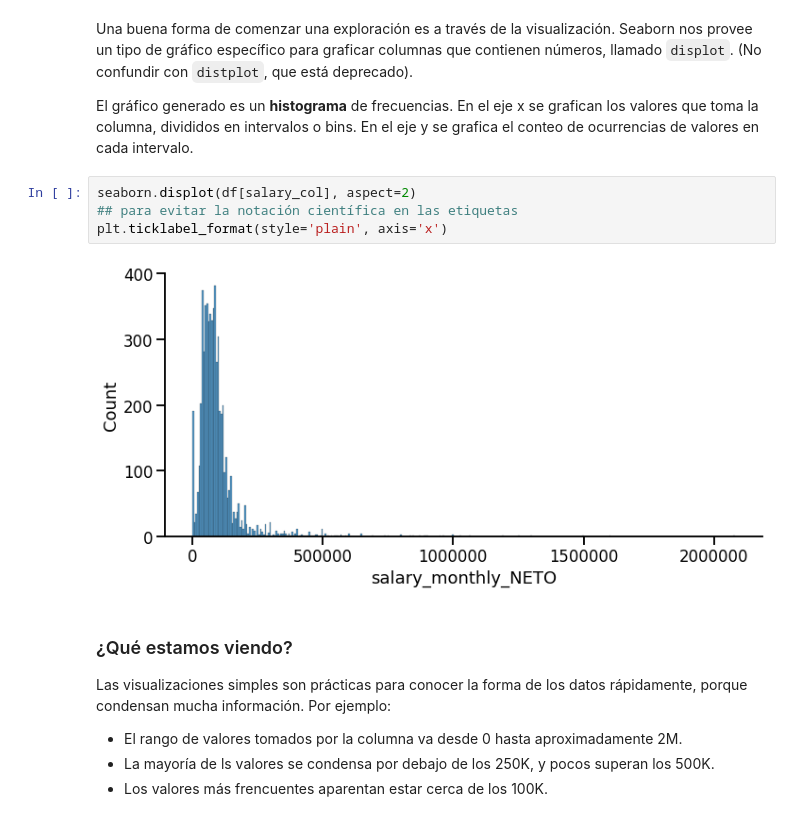
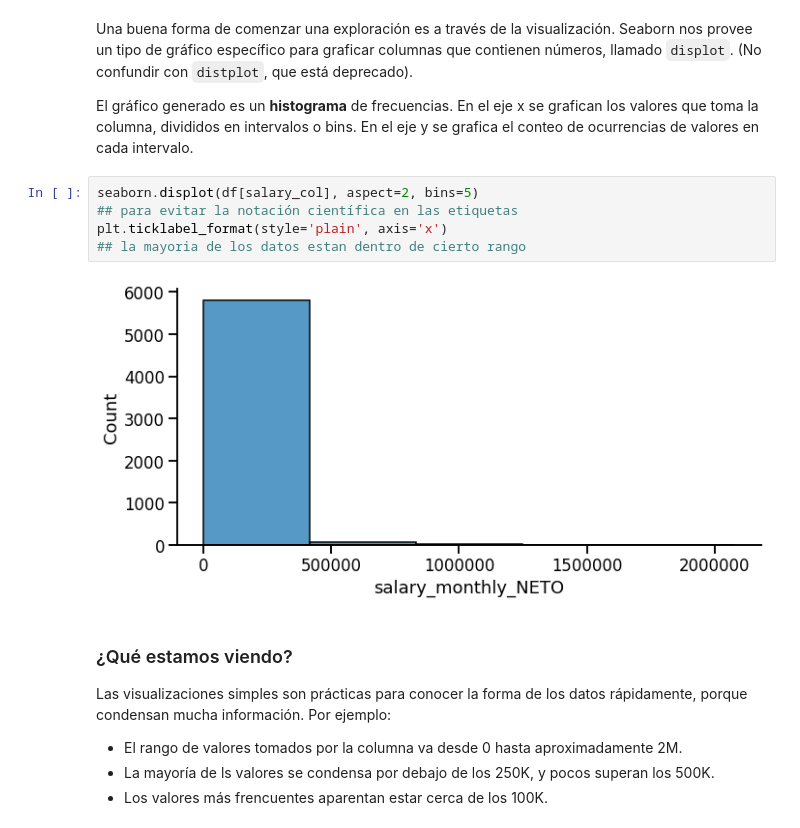
Before and after one commit to Natali-PP/diplodatos2021, a Jupyter notebook: 01_Probabilidad.ipynb, the cells around one changed output. Drawn from its saved outputs; the diff is of its cells as text.

```diff
--- a/01_Probabilidad.ipynb
+++ b/01_Probabilidad.ipynb
@@ -52,11 +52,12 @@ Una buena forma de comenzar una exploración es a través de la visualización.
 
 El gráfico generado es un **histograma** de frecuencias. En el eje x se grafican los valores que toma la columna, divididos en intervalos o bins. En el eje y se grafica el conteo de ocurrencias de valores en cada intervalo.
 # %%
-seaborn.displot(df[salary_col], aspect=2)
+seaborn.displot(df[salary_col], aspect=2, bins=5)
 ## para evitar la notación científica en las etiquetas
 plt.ticklabel_format(style='plain', axis='x')
+## la mayoria de los datos estan dentro de cierto rango
 # %% [output]
-[figure, old version]
+[figure, new version]
 # %% [markdown]
 ### ¿Qué estamos viendo?
 
```
Also changed, not shown: parts of 1 cell of this notebook.
